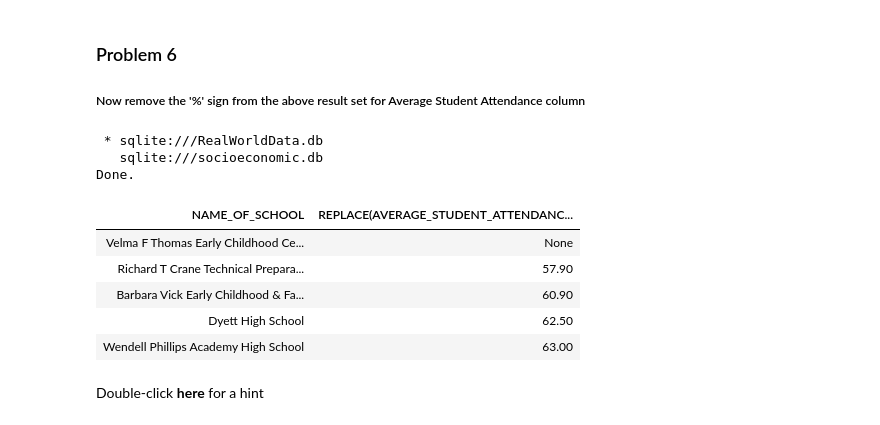
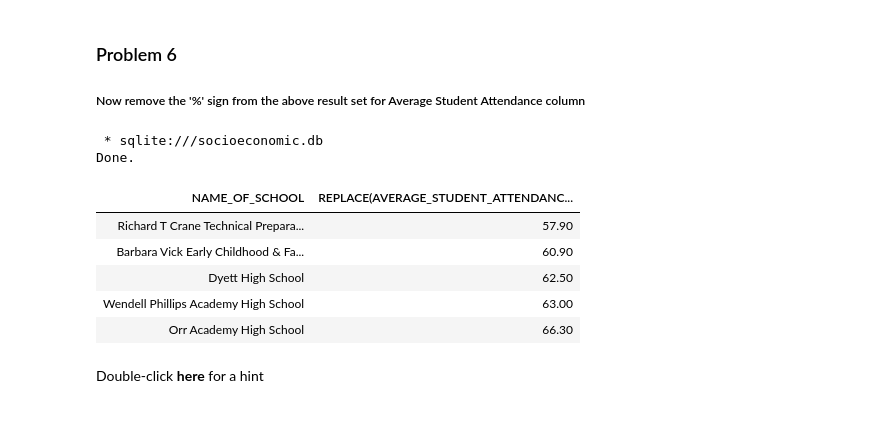
Before and after one commit to Rajshah296/IBM_Data_Science, a Jupyter notebook: Databases and SQL for Data Science With Python/DB0201EN-Week4-1-1-RealDataPractice-v5_sqlite_Learner.ipynb, the cells around one changed output. Drawn from its saved outputs; the diff is of its cells as text; code cells hidden in the pictures.

```diff
--- a/Databases and SQL for Data Science With Python/DB0201EN-Week4-1-1-RealDataPractice-v5_sqlite_Learner.ipynb
+++ b/Databases and SQL for Data Science With Python/DB0201EN-Week4-1-1-RealDataPractice-v5_sqlite_Learner.ipynb
@@ -348,18 +338,18 @@ Double-click **here** for the solution.
 # %%
 %%sql
 
 SELECT NAME_OF_SCHOOL, REPLACE(AVERAGE_STUDENT_ATTENDANCE,'%','') FROM CPS_report_card_metrices
+where AVERAGE_STUDENT_ATTENDANCE != 'None'
 ORDER BY AVERAGE_STUDENT_ATTENDANCE LIMIT 5
 # %% [output]
- * sqlite:///RealWorldData.db
-   sqlite:///socioeconomic.db
+ * sqlite:///socioeconomic.db
 Done.
 | NAME_OF_SCHOOL | REPLACE(AVERAGE_STUDENT_ATTENDANC... |
-| Velma F Thomas Early Childhood Ce... | None |
 | Richard T Crane Technical Prepara... | 57.90 |
 | Barbara Vick Early Childhood & Fa... | 60.90 |
 | Dyett High School | 62.50 |
 | Wendell Phillips Academy High School | 63.00 |
+| Orr Academy High School | 66.30 |
 # %% [markdown]
 Double-click **here** for a hint
 
```
Also changed, not shown: parts of 19 cells of this notebook, 7 other files.
